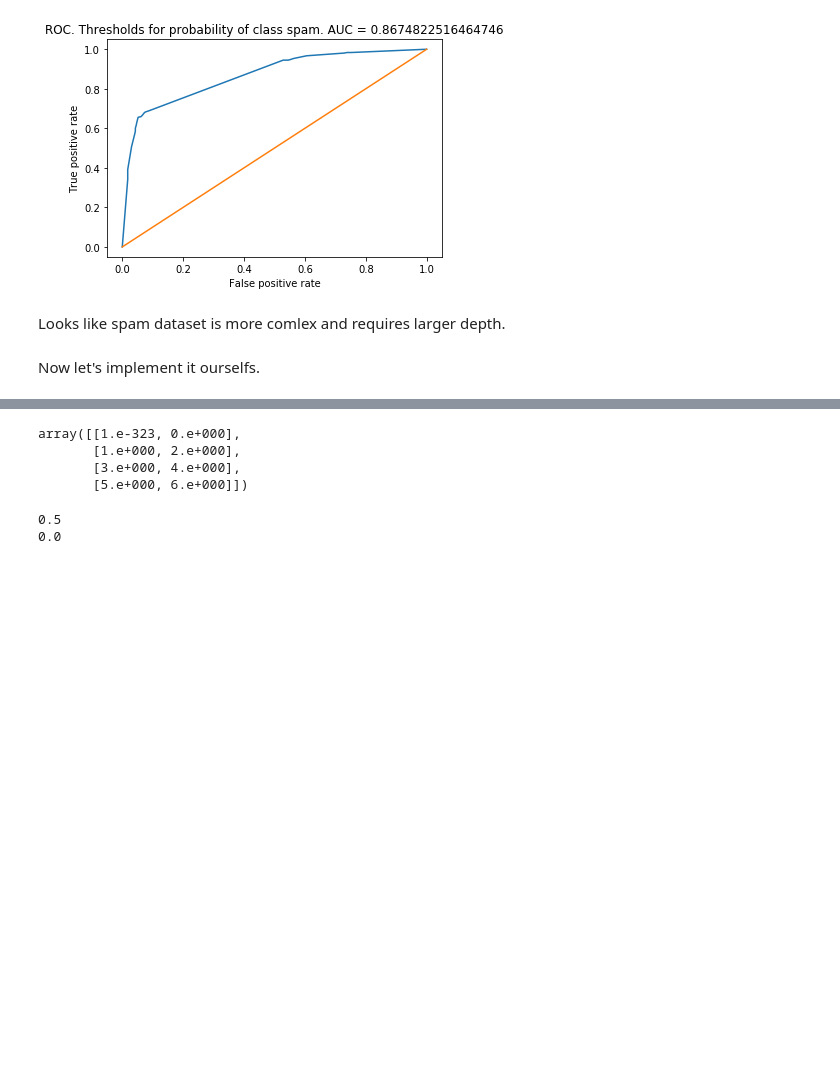
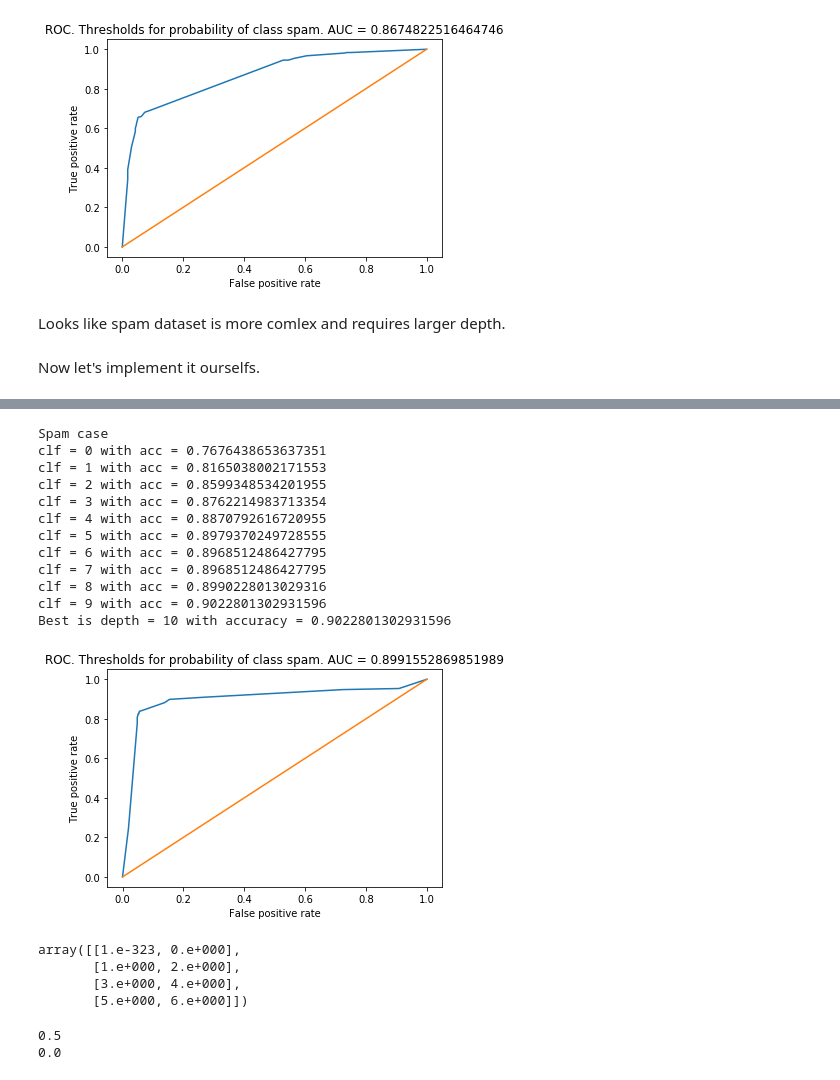
Before and after one commit to RamSaw/MachineLearning, a Jupyter notebook: hw01/hw01.ipynb, the cells around one changed output, grey strips where cells are left out. Saved outputs shown, nothing was run; the diff lists cells and outputs as text; code cells hidden in the pictures; blank space fills up the shorter version.

```diff
--- a/hw01/hw01.ipynb
+++ b/hw01/hw01.ipynb
@@ -894,3 +900,31 @@ Best is depth = 3 with accuracy = 0.5
+# %%
+# spam
+print("Spam case")
+best_acc = -1
+accuracies = np.zeros(len(my_depth_clfs))
+for i, clf in enumerate(my_depth_clfs):
+    clf.fit(X_train_spam, y_train_spam)
+    accuracies[i] = accuracy_score(y_test_spam, clf.predict(X_test_spam))
+    print("clf = " + str(i) + " with acc = " + str(accuracies[i]))
+best_clf_index = np.argmax(accuracies)
+print('Best is depth = ' + str(best_clf_index + 1) + ' with accuracy = ' + str(np.max(accuracies)))
+predicted = clf.predict_proba(X_test_spam)
+fpr, tpr, _ = roc_curve(y_test_spam, predicted[:, 1], pos_label=1) # all or only test?
+draw_roc_curve(fpr, tpr, "Thresholds for probability of class spam. AUC = " + str(roc_auc_score(y_test_spam, predicted[:, 1])))
+# %% [output]
+Spam case
+clf = 0 with acc = 0.7676438653637351
+clf = 1 with acc = 0.8165038002171553
+clf = 2 with acc = 0.8599348534201955
+clf = 3 with acc = 0.8762214983713354
+clf = 4 with acc = 0.8870792616720955
+clf = 5 with acc = 0.8979370249728555
+clf = 6 with acc = 0.8968512486427795
+clf = 7 with acc = 0.8968512486427795
+clf = 8 with acc = 0.8990228013029316
+clf = 9 with acc = 0.9022801302931596
+Best is depth = 10 with accuracy = 0.9022801302931596
+[figure, added]
 # %%
 X = np.array([[1, 2],
             [3, 4],
```
Also changed, not shown: parts of 4 cells of this notebook.
